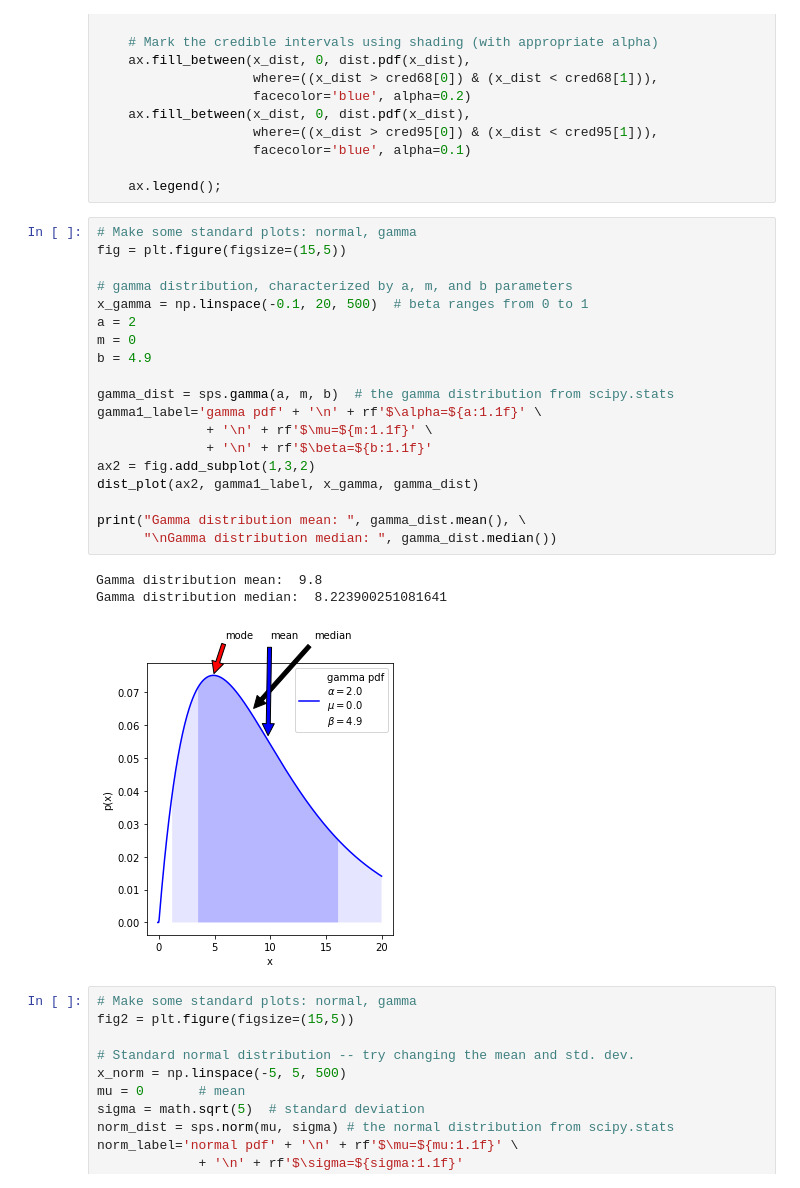
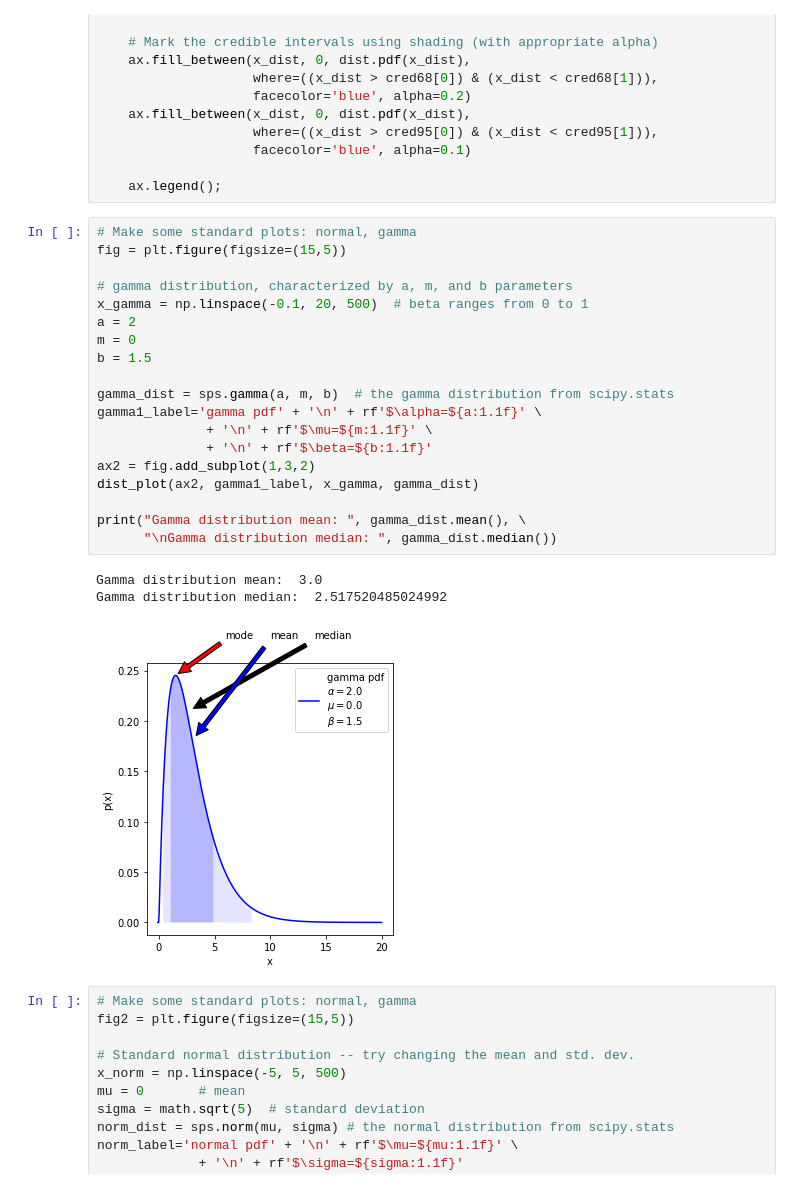
Before and after one commit to AlanSalgo1/BAND, a Jupyter notebook: BAND_Emulator.ipynb, the cells around one changed output. Drawn from its saved outputs; the diff is of its cells as text.

```diff
--- a/BAND_Emulator.ipynb
+++ b/BAND_Emulator.ipynb
@@ -210,26 +210,26 @@ def dist_plot(ax, dist_label, x_dist, dist, color='blue'):
 # %%
 # Make some standard plots: normal, gamma
 fig = plt.figure(figsize=(15,5))
 
 # gamma distribution, characterized by a, m, and b parameters
 x_gamma = np.linspace(-0.1, 20, 500)  # beta ranges from 0 to 1
 a = 2
 m = 0
-b = 4.9
+b = 1.5
 
 gamma_dist = sps.gamma(a, m, b)  # the gamma distribution from scipy.stats
 gamma1_label='gamma pdf' + '\n' + rf'$\alpha=${a:1.1f}' \
               + '\n' + rf'$\mu=${m:1.1f}' \
               + '\n' + rf'$\beta=${b:1.1f}'
 ax2 = fig.add_subplot(1,3,2)
 dist_plot(ax2, gamma1_label, x_gamma, gamma_dist)
 
 print("Gamma distribution mean: ", gamma_dist.mean(), \
       "\nGamma distribution median: ", gamma_dist.median())
 # %% [output]
-Gamma distribution mean:  9.8
-Gamma distribution median:  8.223900251081641
+Gamma distribution mean:  3.0
+Gamma distribution median:  2.517520485024992
-[figure, old version]
+[figure, new version]
 # %%
 # Make some standard plots: normal, gamma
 fig2 = plt.figure(figsize=(15,5))
```
Also changed, not shown: parts of 1 cell of this notebook, 2 other files.
